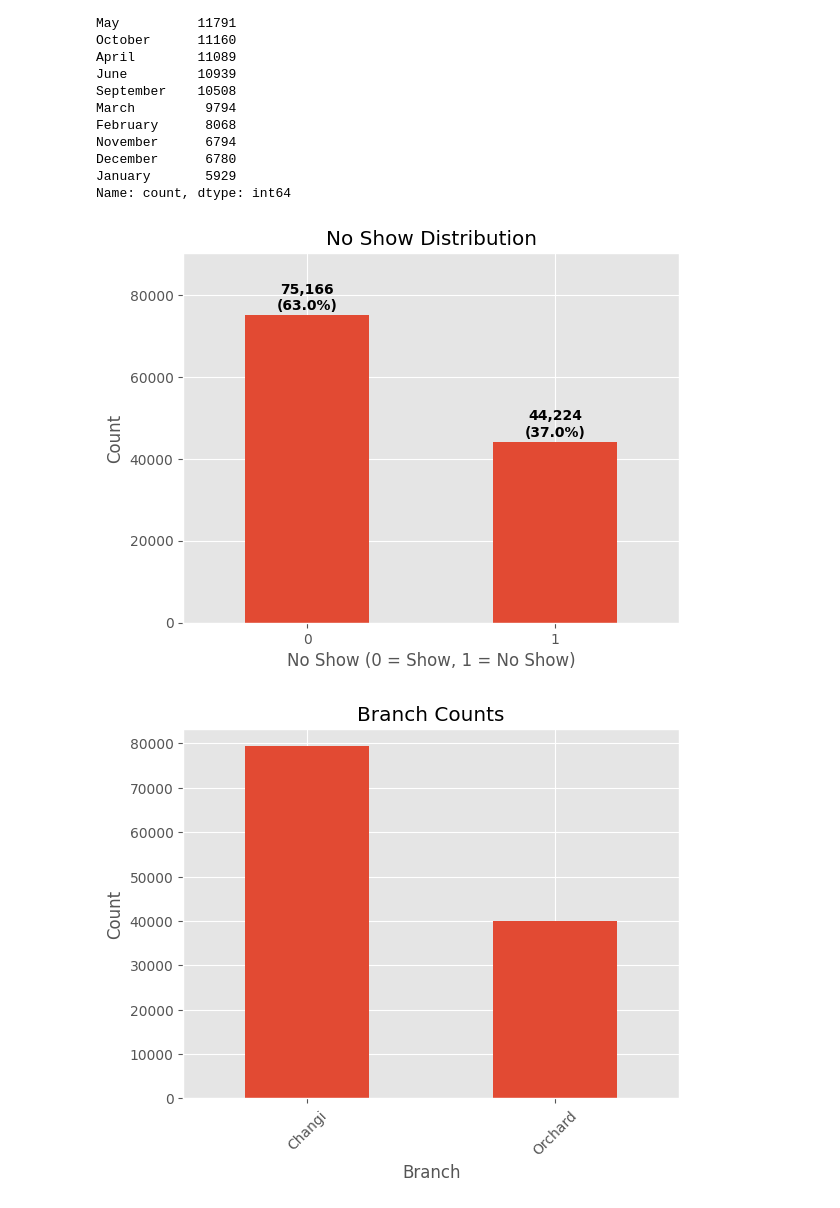
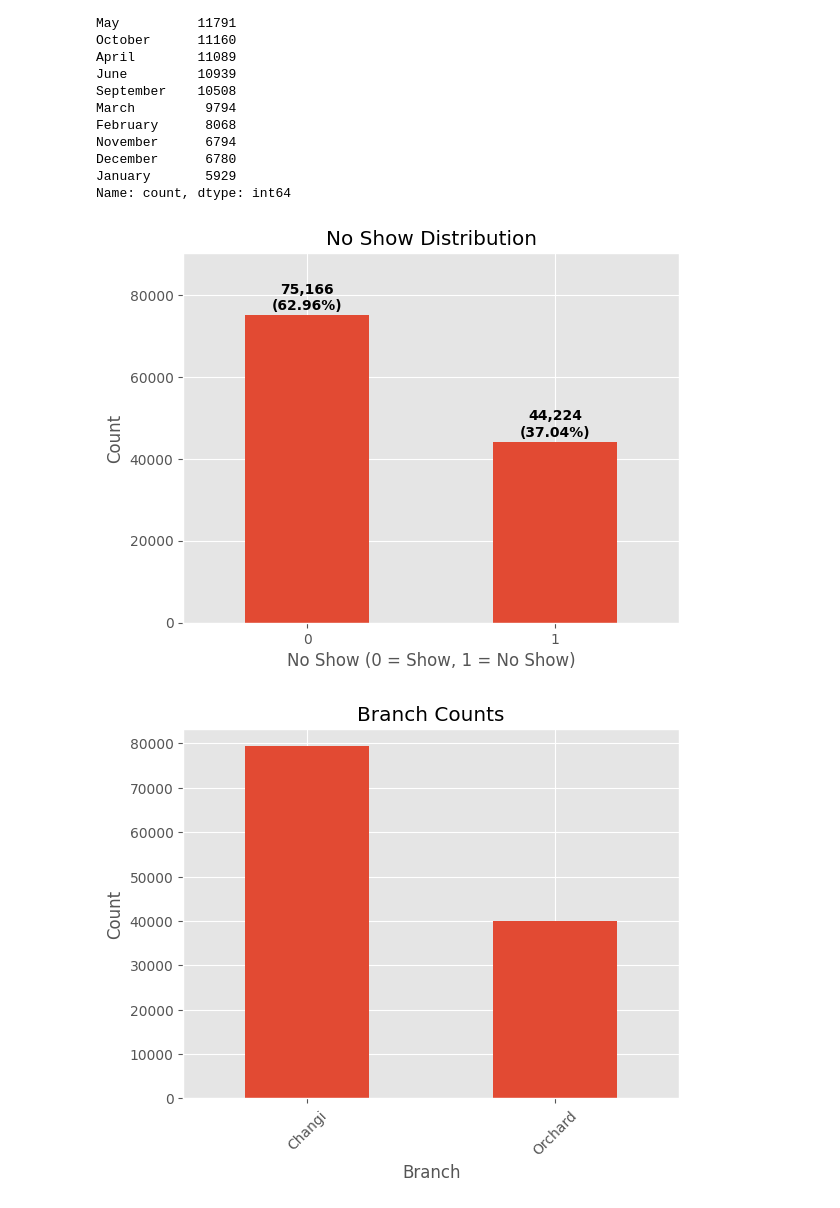
Before and after one commit to kenzychew/hotel_no-show_prediction, a Jupyter notebook: eda.ipynb, the cells around one changed output. Saved outputs shown, nothing was run; the diff lists cells and outputs as text; code cells hidden in the pictures.

```diff
--- a/eda.ipynb
+++ b/eda.ipynb
@@ -381,14 +381,39 @@ Checkout_Day:
 max       2099.960000
 Name: Price_SGD, dtype: float64
 # %%
-# Minimal feature engineering
+## Minimal feature engineering
 
-# Calculate length of stay
-# The assumption here is a min stay of 1 day and a max stay of 30 days
-# This doesn't work well for cases where Checkout_Day values are smaller than Arrival_Day
-df['Length_of_Stay'] = (df['Checkout_Day'] - df['Arrival_Day']).abs().clip(1,30)
+# Calculate length of stay with month consideration
+# Handle cases where checkout is in a different month than arrival
+# This is a simplified approach under the assumption that months are consecutive
+# Note: there is one with a 50 day length of stay
+def calculate_length_of_stay(row):
+    arrival_day = row['Arrival_Day']
+    checkout_day = row['Checkout_Day']
+    arrival_month = row['Arrival_Month']
+    checkout_month = row['Checkout_Month']
 
-# Num_Guests is the sum of Num_Adults and Num_Children
+    # If same month, simple calculation
+    if arrival_month == checkout_month:
+        return max(1, checkout_day - arrival_day + 1)
+
+    # We account for days in arrival month
+    month_days = {'January': 31, 'February': 28, 'March': 31, 'April': 30,
+                  'May': 31, 'June': 30, 'July': 31, 'August': 31,
+                  'September': 30, 'October': 31, 'November': 30, 'December': 31}
+
+    if arrival_month in month_days:
+        days_in_arrival_month = month_days[arrival_month]
+        # Days remaining in arrival month + days in checkout month
+        stay_length = (days_in_arrival_month - arrival_day + 1) + checkout_day
+        return min(max(1, stay_length), 30)  # Cap at 30 days for reasonable stays
+    else:
+        # Fallback to absolute difference if month names are inconsistent
+        return max(1, min(abs(checkout_day - arrival_day), 30))
+
+df['Length_of_Stay'] = df.apply(calculate_length_of_stay, axis=1)
+
+# Create total guests column Num_Guests which is the sum of Num_Adults and Num_Children
 df['Num_Guests'] = df['Num_Adults'] + df['Num_Children']
 
 df.head(20)
@@ -469,23 +493,23 @@ Name: count, dtype: int64
 # %%
 # We use a car chart because binary classification, not continuous
 counts = df['No_Show'].value_counts()
 total = len(df)
 
 ax = counts.plot(kind='bar', title='No Show Distribution')
 ax.set_xlabel('No Show (0 = Show, 1 = No Show)')
 ax.set_ylabel('Count')
 
 for i, (bar, count) in enumerate(zip(ax.patches, counts.values)):
     percentage = (count / total) * 100
     ax.text(bar.get_x() + bar.get_width()/2, bar.get_height() + 500,
-            f'{count:,}\n({percentage:.1f}%)',
+            f'{count:,}\n({percentage:.2f}%)',
             ha='center', va='bottom', fontweight='bold')
 
 ax.set_ylim(0, max(counts.values) * 1.20)
 plt.xticks(rotation=0)
 plt.show()
 # %% [output]
-[figure, old version]
+[figure, new version]
 # %%
 ## Categorical Features
 
```
Also changed, not shown: parts of 8 cells of this notebook, 1 other file.
